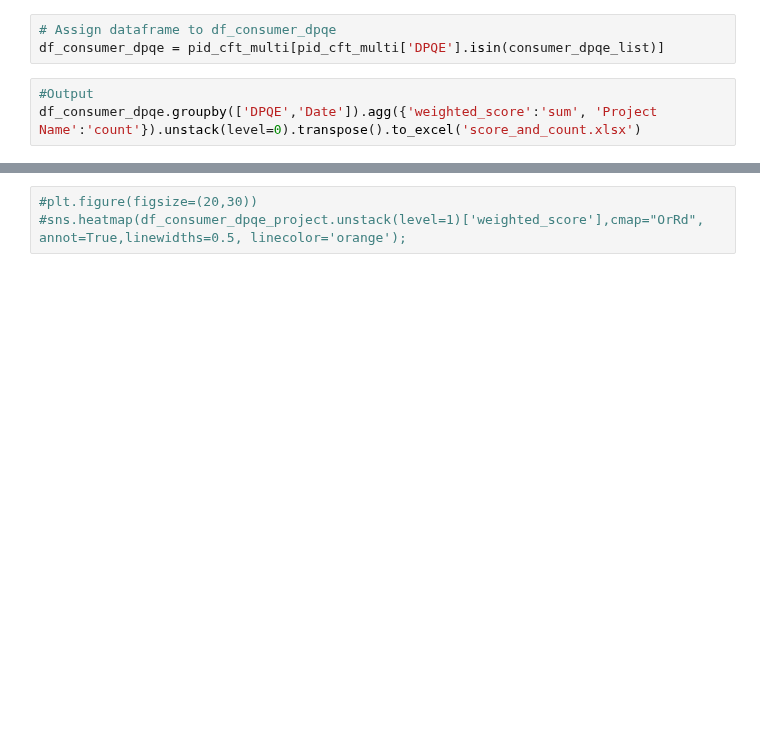
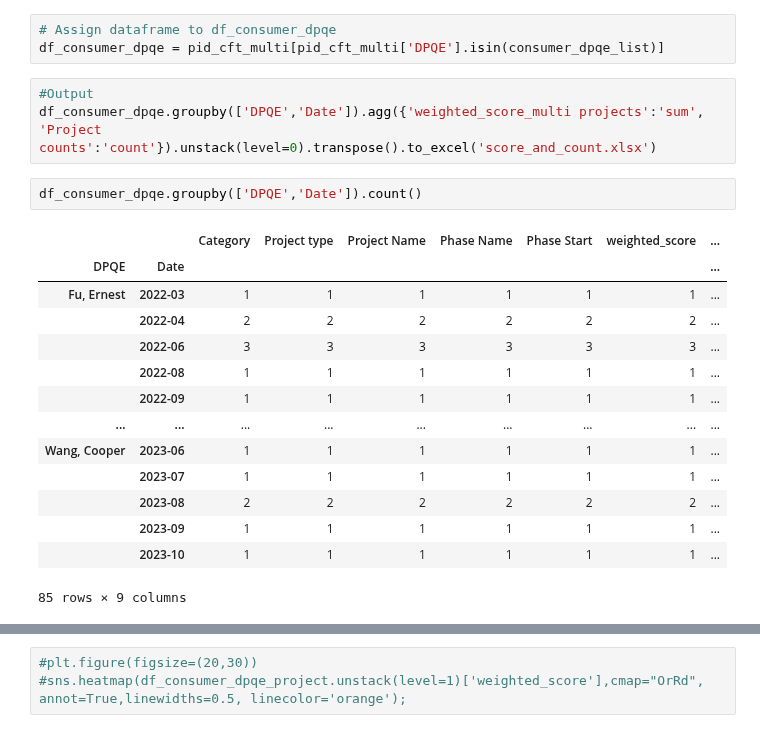
Before and after one commit to CPWRF/Projects, a Jupyter notebook: GMLA loading analysis/PID_PMsystem_PRweb/Loading analysis_PID_PMsystem.ipynb, the cells around one changed output, grey strips where cells are left out. Drawn from its saved outputs; the diff is of its cells as text; blank space fills up the shorter version.

```diff
--- a/GMLA loading analysis/PID_PMsystem_PRweb/Loading analysis_PID_PMsystem.ipynb
+++ b/GMLA loading analysis/PID_PMsystem_PRweb/Loading analysis_PID_PMsystem.ipynb
@@ -128,6 +128,23 @@ consumer_dpqe_list = ['Lo, Aalto','Kuo, Chris','Wang, Cooper', 'Fu, Ernest','Fu,
 df_consumer_dpqe = pid_cft_multi[pid_cft_multi['DPQE'].isin(consumer_dpqe_list)]
 # %%
 #Output
-df_consumer_dpqe.groupby(['DPQE','Date']).agg({'weighted_score':'sum', 'Project Name':'count'}).unstack(level=0).transpose().to_excel('score_and_count.xlsx')
+df_consumer_dpqe.groupby(['DPQE','Date']).agg({'weighted_score_multi projects':'sum', 'Project counts':'count'}).unstack(level=0).transpose().to_excel('score_and_count.xlsx')
+# %%
+df_consumer_dpqe.groupby(['DPQE','Date']).count()
+# %% [output]
+|  |  | Category | Project type | Project Name | Phase Name | Phase Start | weighted_score | ... |
+| DPQE | Date |  |  |  |  |  |  | ... |
+| Fu, Ernest | 2022-03 | 1 | 1 | 1 | 1 | 1 | 1 | ... |
+|  | 2022-04 | 2 | 2 | 2 | 2 | 2 | 2 | ... |
+|  | 2022-06 | 3 | 3 | 3 | 3 | 3 | 3 | ... |
+|  | 2022-08 | 1 | 1 | 1 | 1 | 1 | 1 | ... |
+|  | 2022-09 | 1 | 1 | 1 | 1 | 1 | 1 | ... |
+| ... | ... | ... | ... | ... | ... | ... | ... | ... |
+| Wang, Cooper | 2023-06 | 1 | 1 | 1 | 1 | 1 | 1 | ... |
+|  | 2023-07 | 1 | 1 | 1 | 1 | 1 | 1 | ... |
+|  | 2023-08 | 2 | 2 | 2 | 2 | 2 | 2 | ... |
+|  | 2023-09 | 1 | 1 | 1 | 1 | 1 | 1 | ... |
+|  | 2023-10 | 1 | 1 | 1 | 1 | 1 | 1 | ... |
+85 rows × 9 columns
 # %%
 plt.figure(figsize=(13,10))
```
Also changed, not shown: parts of 5 cells of this notebook, 1 other file.
